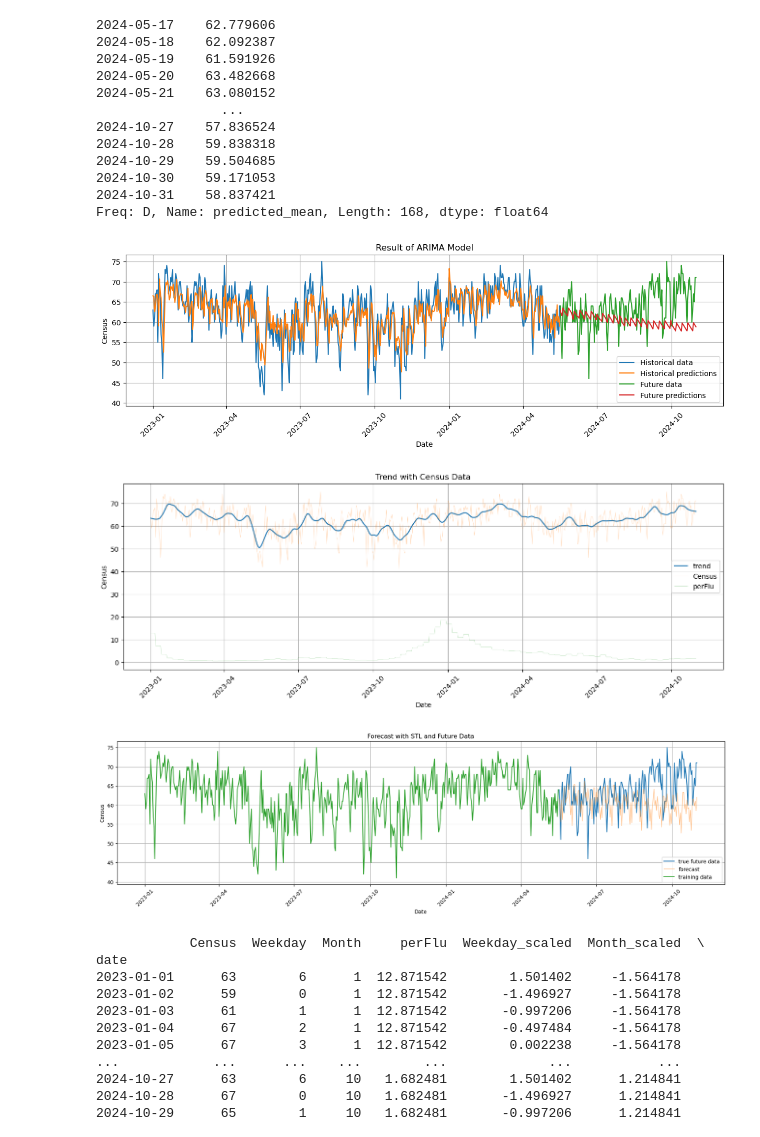
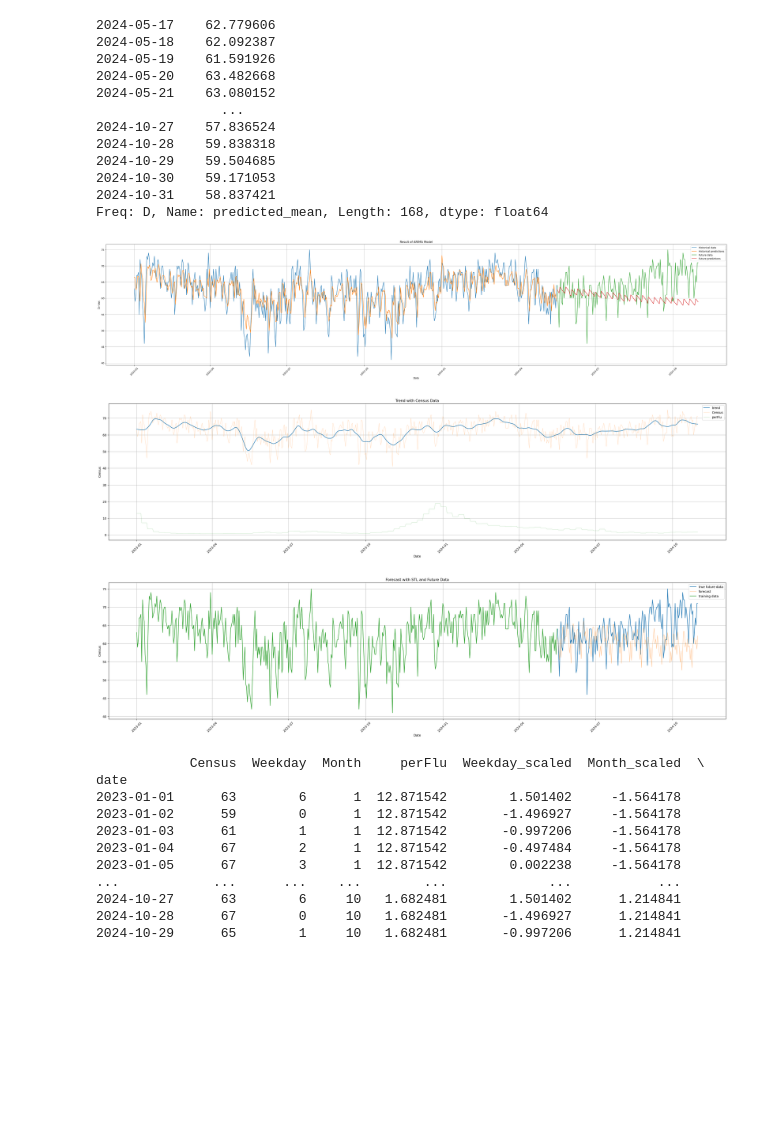
Before and after one commit to githubgscoder/UCBerkeley_MLAI_Capstone, a Jupyter notebook: Capstone_GS.ipynb, the cells around one changed output. Drawn from its saved outputs; the diff is of its cells as text; code cells hidden in the pictures; blank space fills up the shorter version.

```diff
--- a/Capstone_GS.ipynb
+++ b/Capstone_GS.ipynb
@@ -272,24 +276,24 @@ Freq: D, Name: predicted_mean, Length: 168, dtype: float64
 # %%
 hist_preds = arima_model_fit.predict(len = len(y_hist), exog=y_hist[['Weekday_scaled', 'Month_scaled', 'perFlu_scaled']])
 future_preds = arima_forecast
 
 
 # Answer check
-plt.figure(figsize = (12, 4))
+plt.figure(figsize = (36, 8))
 plt.plot(y_hist['Census'], label = 'Historical data')
 plt.plot(hist_preds, label = 'Historical predictions')
 plt.plot(y_future['Census'], label = 'Future data')
 plt.plot(future_preds, label = 'Future predictions')
 plt.legend()
 plt.grid()
 plt.title('Result of ARIMA Model')
 plt.xticks(rotation=45)  # Optional: Rotate for better readability
 plt.tight_layout()  # Adjust spacing to avoid clipping labels
 plt.xlabel('Date')
 plt.ylabel('Census')
 plt.show()
 # %% [output]
-[figure, old version]
+[figure, new version]
 # %%
 #Trend vs Census
 
@@ -301,9 +305,9 @@ stl = STL(agg_tele_census_df['Census'].squeeze(), period=12, seasonal=7)
 results = stl.fit()
 
 ## Answer check
-plt.figure(figsize=(16,5))
+plt.figure(figsize=(36,8))
 plt.plot(results.trend, label = 'trend')
-plt.plot(agg_tele_census_df[['Census', 'perFlu']].squeeze(), label = ['Census', 'perFlu'], alpha=0.3, linewidth=0.5)
+plt.plot(agg_tele_census_df[['Census', 'perFlu']].squeeze(), label = ['Census', 'perFlu'], alpha=0.5, linewidth=0.5)
 plt.title('Trend with Census Data')
 plt.legend()
 plt.xticks(rotation=45)
@@ -312,7 +316,7 @@ plt.ylabel('Census')
 plt.grid()
 plt.show()
 # %% [output]
-[figure, old version]
+[figure, new version]
 # %%
 #STL Forecasting with scaled Features
 
@@ -323,7 +327,7 @@ stlf_model = stlf.fit()
 stlf_forecast = stlf_model.forecast(len(y_future), exog = y_future[['Weekday_scaled', 'Month_scaled', 'perFlu_scaled']])
 # %%
 # Plot the historical (training) and true future data to compare it against the forecast
-plt.figure(figsize=(21,5))
+plt.figure(figsize=(36,8))
 plt.plot(y_future['Census'], label = 'true future data')
 plt.plot(stlf_forecast, label = 'forecast',alpha=0.5, linewidth=1)
 plt.plot(y_hist['Census'], label = 'training data')
@@ -335,7 +339,7 @@ plt.xlabel('Date')
 plt.ylabel('Census')
 plt.show()
 # %% [output]
-[figure, old version]
+[figure, new version]
 # %%
 #Combine historical and future data
 comparison_df_feature_scaled = pd.concat([y_hist, y_future], axis=0)
```
Also changed, not shown: parts of 28 cells of this notebook.
